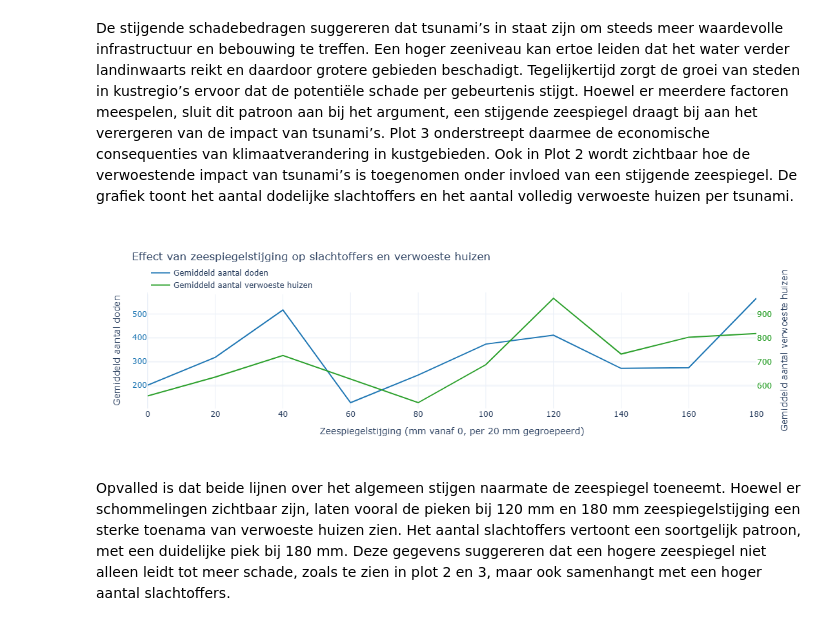
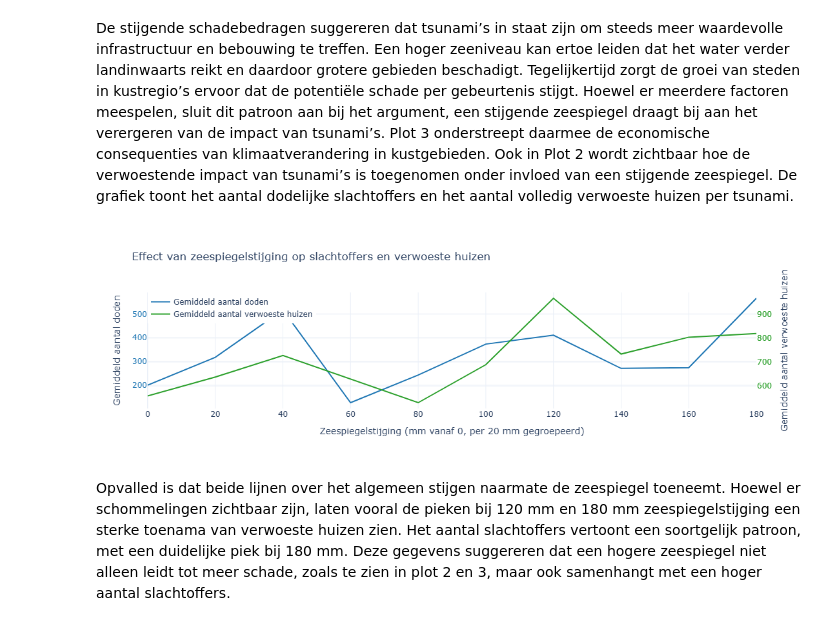
Before and after one commit to roosz/informatievisualisatie, a Jupyter notebook: _build/jupyter_execute/docs/voorindatasory.ipynb, the cells around one changed output. Saved outputs shown, nothing was run; the diff lists cells and outputs as text; code cells hidden in the pictures.

```diff
--- a/_build/jupyter_execute/docs/voorindatasory.ipynb
+++ b/_build/jupyter_execute/docs/voorindatasory.ipynb
@@ -593,35 +593,35 @@ fig.add_trace(go.Scatter(
     line=dict(color="#2ca02c"),  # forest green / groen tint
     yaxis="y2",
     hovertemplate=(
         "%{y:.0f}<br>" +
         "Zeespiegelstijging: %{x:.0f} mm<br>" +
         "Gemiddeld jaar: %{customdata[0]:.0f}"
     ),
     customdata=grouped[["Year"]].values
 ))
 
 # --- 7. Layout ---
 fig.update_layout(
     title="Effect van zeespiegelstijging op slachtoffers en verwoeste huizen",
     xaxis=dict(title="Zeespiegelstijging (mm vanaf 0, per 20 mm gegroepeerd)"),
     yaxis=dict(
         title="Gemiddeld aantal doden",
         tickfont=dict(color="#1f77b4")  # zelfde blauw als lijn
     ),
     yaxis2=dict(
         title="Gemiddeld aantal verwoeste huizen",
         tickfont=dict(color="#2ca02c"),  # zelfde groen als lijn
         overlaying="y",
         side="right"
     ),
-    legend=dict(x=0.00, y=1.25),
+    legend=dict(x=0.00, y=1.),
     template="plotly_white",
     hovermode="x unified"
 )
 
 fig.show()
 # %% [output]
-[figure, old version]
+[figure, new version]
 # %% [markdown]
 Opvalled is dat beide lijnen over het algemeen stijgen naarmate de zeespiegel toeneemt. Hoewel er schommelingen zichtbaar zijn, laten vooral de pieken bij 120 mm en 180 mm zeespiegelstijging een sterke toenama van verwoeste huizen zien. Het aantal slachtoffers vertoont een soortgelijk patroon, met een duidelijke piek bij 180 mm.
 Deze gegevens suggereren dat een hogere zeespiegel niet alleen leidt tot meer schade, zoals te zien in plot 2 en 3, maar ook samenhangt met een hoger aantal slachtoffers.
```
Also changed, not shown: parts of 1 cell of this notebook, 7 other files.
